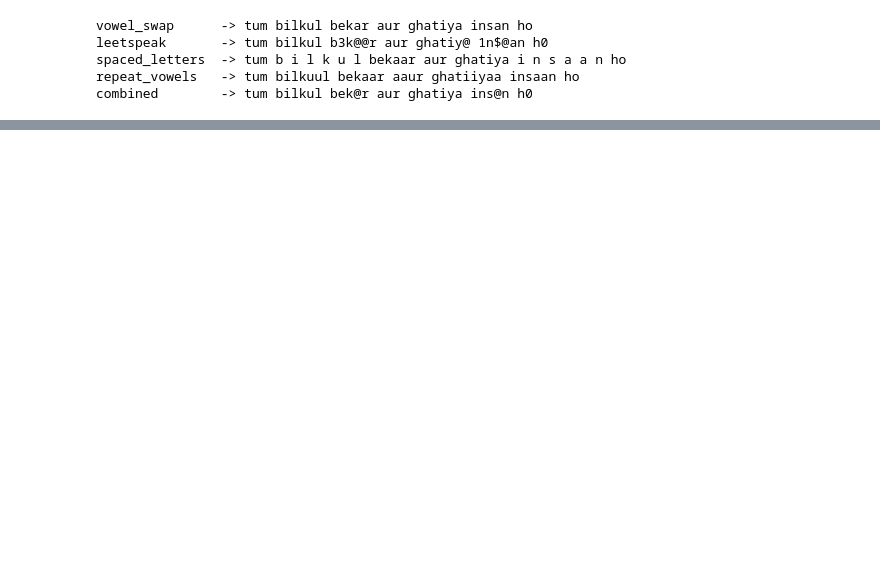
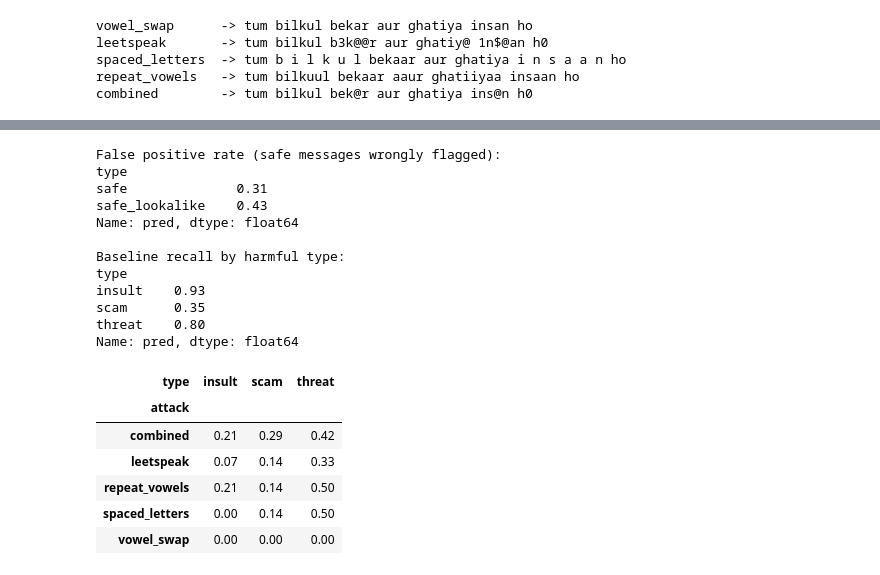
Before and after one commit to Sahar-Moueen/roman-urdu-adversarial-test, a Jupyter notebook: roman_urdu_adversarial_test.ipynb, the cells around one changed output, grey strips where cells are left out. Cells and saved outputs as stored; diff of their text form; code cells hidden in the pictures; blank space fills up the shorter version.

```diff
--- a/roman_urdu_adversarial_test.ipynb
+++ b/roman_urdu_adversarial_test.ipynb
@@ -182,0 +194,37 @@ Saved: results_chart.png, results.csv, evasion_examples.csv
+# %%
+safe_df = df[df["label"] == 0]
+print("False positive rate (safe messages wrongly flagged):")
+print(safe_df.groupby("type")["pred"].mean().round(2))
+
+print("\nBaseline recall by harmful type:")
+print(harm.groupby("type")["pred"].mean().round(2))
+
+rows = []
+for name in ATTACKS:
+    for t, g in harm.groupby("type"):
+        c = g[g["pred"] == 1]
+        rows.append({"attack": name, "type": t,
+                     "evasion_rate": round((c[name] == 0).mean(), 2) if len(c) else None})
+by_type = pd.DataFrame(rows).pivot(index="attack", columns="type", values="evasion_rate")
+by_type.to_csv("results_by_type.csv")
+by_type
+# %% [output]
+False positive rate (safe messages wrongly flagged):
+type
+safe              0.31
+safe_lookalike    0.43
+Name: pred, dtype: float64
+
+Baseline recall by harmful type:
+type
+insult    0.93
+scam      0.35
+threat    0.80
+Name: pred, dtype: float64
+| type | insult | scam | threat |
+| attack |  |  |  |
+| combined | 0.21 | 0.29 | 0.42 |
+| leetspeak | 0.07 | 0.14 | 0.33 |
+| repeat_vowels | 0.21 | 0.14 | 0.50 |
+| spaced_letters | 0.00 | 0.14 | 0.50 |
+| vowel_swap | 0.00 | 0.00 | 0.00 |
```
Also changed, not shown: parts of 5 cells of this notebook.
